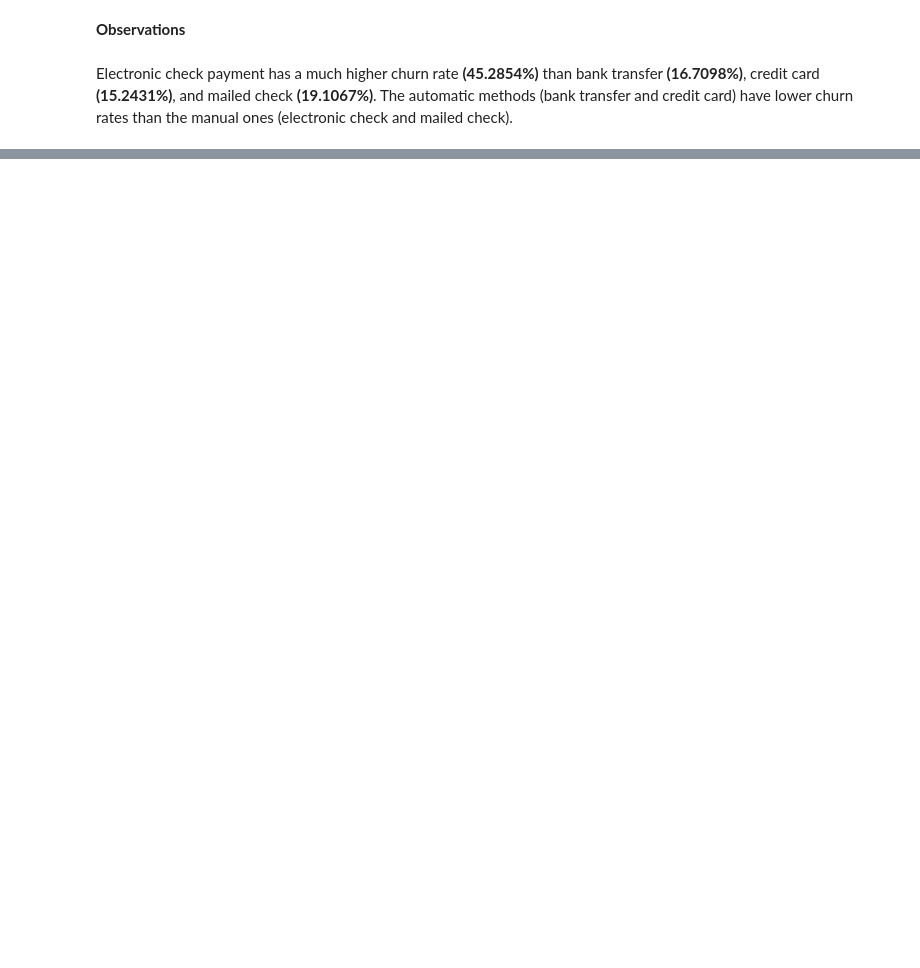
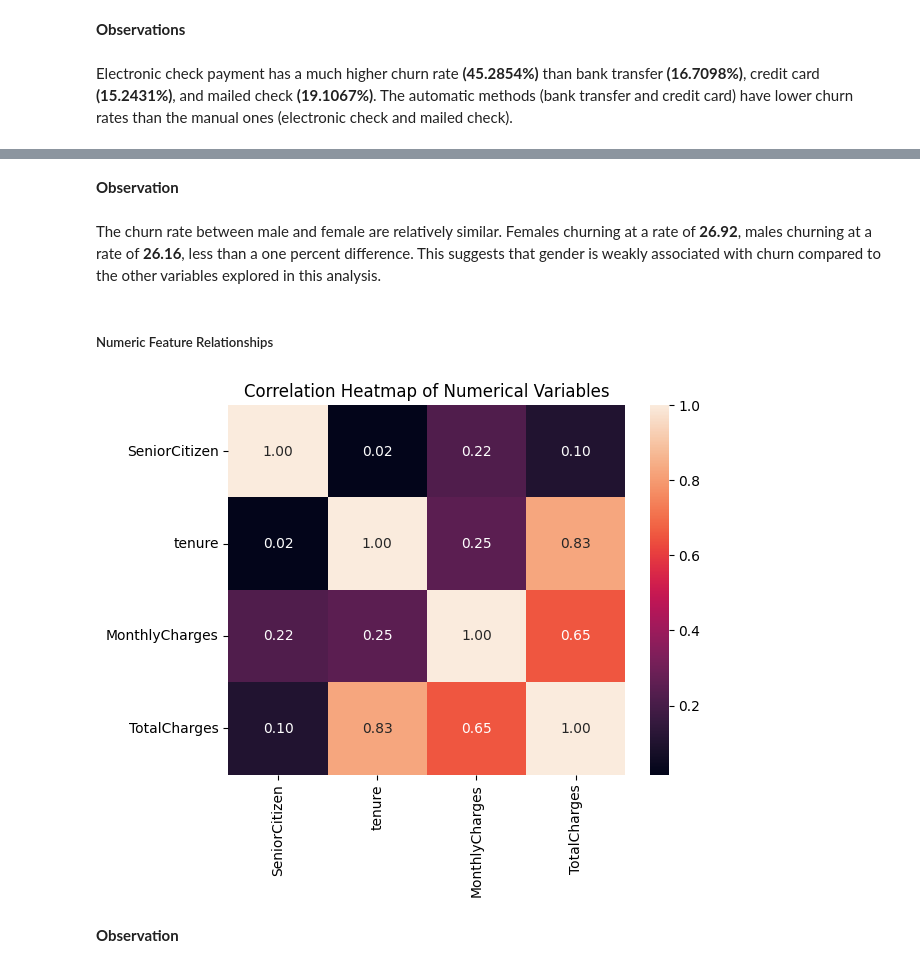
Before and after one commit to keeganprunty/telco-churn-analysis, a Jupyter notebook: telco_customer_analysis.ipynb, the cells around one changed output, grey strips where cells are left out. Drawn from its saved outputs; the diff is of its cells as text; code cells hidden in the pictures; blank space fills up the shorter version.

```diff
--- a/telco_customer_analysis.ipynb
+++ b/telco_customer_analysis.ipynb
@@ -504,0 +534,27 @@ Electronic check payment has a much higher churn rate **(45.2854%)** than bank t
+# %% [markdown]
+**Observation**
+# %% [markdown]
+The churn rate between male and female are relatively similar. Females churning at a rate of **26.92**, males churning at a rate of **26.16**, less than a one percent difference. This suggests that gender is weakly associated with churn compared to the other variables explored in this analysis.
+# %% [markdown]
+##### Numeric Feature Relationships
+# %%
+# numerical columns
+numeric_variables = [
+    'SeniorCitizen',
+    'tenure',
+    'MonthlyCharges',
+    'TotalCharges']
+
+# heatmap
+sns.heatmap(
+    df[numeric_variables].corr(),
+    annot = True, #display the actua; correlation values
+    fmt = '.2f' #round to 2
+)
+
+plt.title('Correlation Heatmap of Numerical Variables')
+plt.show()
+# %% [output]
+[figure, added]
+# %% [markdown]
+**Observation**
```
Also changed, not shown: parts of 12 cells of this notebook.
